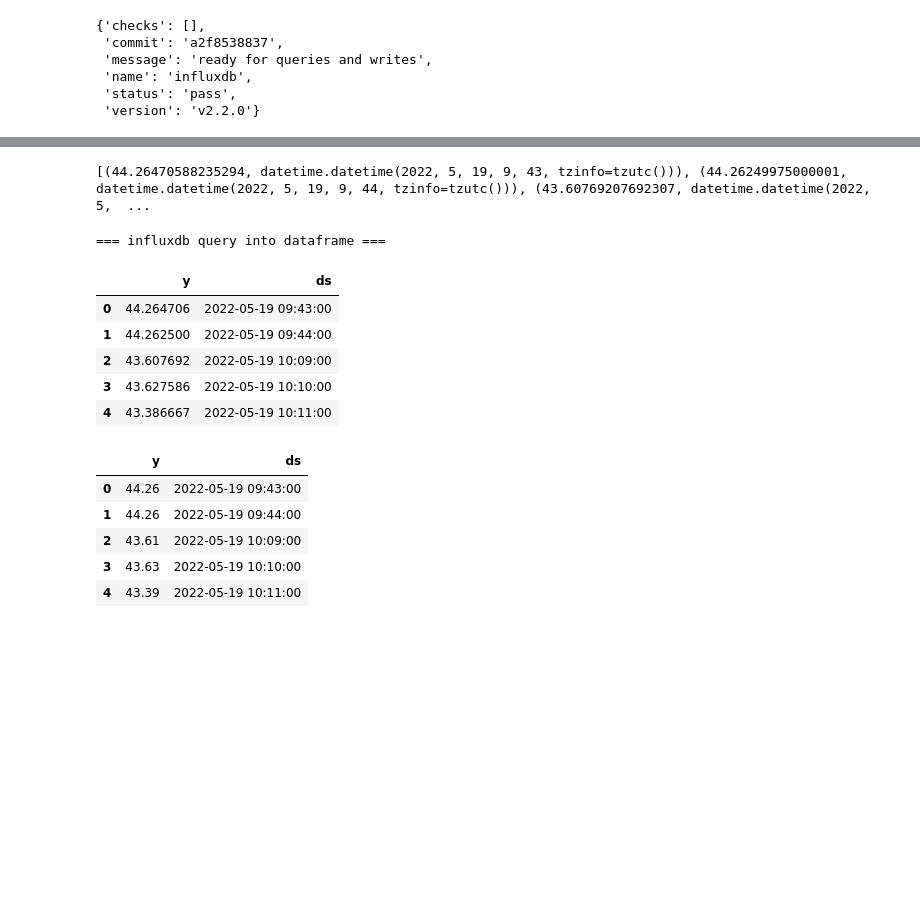
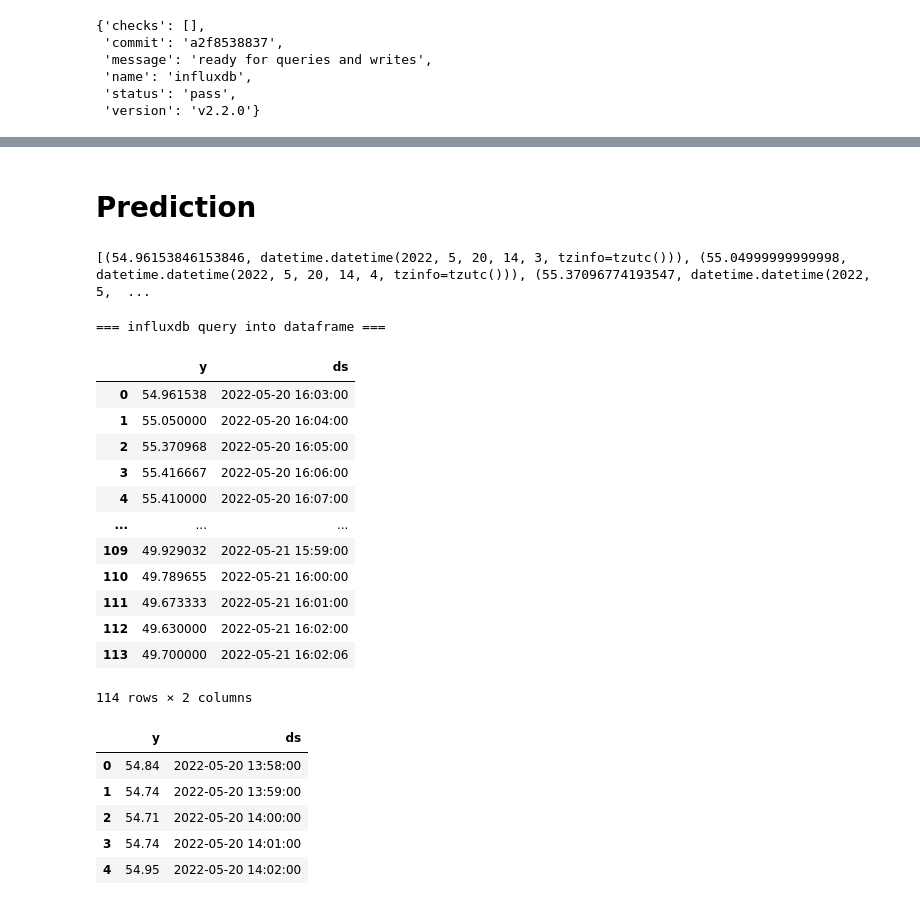
Before and after one commit to olestole/air-quality-monitoring, a Jupyter notebook: backend/prophet.ipynb, the cells around one changed output, grey strips where cells are left out. Cells and saved outputs as stored; diff of their text form; code cells hidden in the pictures; blank space fills up the shorter version.

```diff
--- a/backend/prophet.ipynb
+++ b/backend/prophet.ipynb
@@ -9,10 +9,10 @@ Importing plotly failed. Interactive plots will not work.
 from influxdb_client import InfluxDBClient, Point
 from influxdb_client.client.write_api import SYNCHRONOUS
 
-org = "olestole"
-bucket = "air-quality"
-token = "5_QgBT2jmMvNwnz9Ajet8_bAmeV_eXACmx3wJ-ATJ5oYnJLmHOeU5hA_9uwsYnF7Tm3no-iCCU1e0ipFLFKwrg=="
-host = "18.170.70.157"
+org = ""
+bucket = ""
+token = ""
+host = ""
 port = "8086"
 url = f"http://{host}:{port}"
 
@@ -31,8 +188,11 @@ client.health()
+# %% [markdown]
+# Prediction
 # %%
-query = 'from(bucket:"air-quality")' \
-        ' |> range(start:-24h)'\
+query = 'import "timezone"' \
+        'option location = timezone.fixed(offset: -8h)' \
+        'from(bucket:"air-quality")' \
+        ' |> range(start:-24h, stop: 0h)'\
         ' |> filter(fn: (r) => r["_measurement"] == "hum")' \
-        ' |> filter(fn: (r) => r["_value"] != 0)' \
         ' |> aggregateWindow(every: 1m, fn: mean, createEmpty: false)'
 # %%
 result = client.query_api().query(org=org, query=query)
@@ -43,32 +203,40 @@ for table in result:
         raw.append((record.get_value(), record.get_time()))
 print(raw[0:5])
 # %% [output]
-[(44.26470588235294, datetime.datetime(2022, 5, 19, 9, 43, tzinfo=tzutc())), (44.26249975000001, datetime.datetime(2022, 5, 19, 9, 44, tzinfo=tzutc())), (43.60769207692307, datetime.datetime(2022, 5,  ...
+[(54.96153846153846, datetime.datetime(2022, 5, 20, 14, 3, tzinfo=tzutc())), (55.04999999999998, datetime.datetime(2022, 5, 20, 14, 4, tzinfo=tzutc())), (55.37096774193547, datetime.datetime(2022, 5,  ...
 # %%
 print("\n=== influxdb query into dataframe ===\n")
 df=pd.DataFrame(raw, columns=['y','ds'], index=None)
 df['ds'] = df['ds'].values.astype('<M8[s]')
+df['ds'] +=  pd.to_timedelta(2, unit='h')
 df.set_index('ds')
-df.head()
+df
 # %% [output]
 === influxdb query into dataframe ===
 |  | y | ds |
-| 0 | 44.264706 | 2022-05-19 09:43:00 |
-| 1 | 44.262500 | 2022-05-19 09:44:00 |
-| 2 | 43.607692 | 2022-05-19 10:09:00 |
-| 3 | 43.627586 | 2022-05-19 10:10:00 |
-| 4 | 43.386667 | 2022-05-19 10:11:00 |
+| 0 | 54.961538 | 2022-05-20 16:03:00 |
+| 1 | 55.050000 | 2022-05-20 16:04:00 |
+| 2 | 55.370968 | 2022-05-20 16:05:00 |
+| 3 | 55.416667 | 2022-05-20 16:06:00 |
+| 4 | 55.410000 | 2022-05-20 16:07:00 |
+| ... | ... | ... |
+| 109 | 49.929032 | 2022-05-21 15:59:00 |
+| 110 | 49.789655 | 2022-05-21 16:00:00 |
+| 111 | 49.673333 | 2022-05-21 16:01:00 |
+| 112 | 49.630000 | 2022-05-21 16:02:00 |
+| 113 | 49.700000 | 2022-05-21 16:02:06 |
+114 rows × 2 columns
 # %%
 df['y'] = df['y'].apply(lambda x: round(x, 2))
 # %%
 df.head()
 # %% [output]
 |  | y | ds |
-| 0 | 44.26 | 2022-05-19 09:43:00 |
-| 1 | 44.26 | 2022-05-19 09:44:00 |
-| 2 | 43.61 | 2022-05-19 10:09:00 |
-| 3 | 43.63 | 2022-05-19 10:10:00 |
-| 4 | 43.39 | 2022-05-19 10:11:00 |
+| 0 | 54.84 | 2022-05-20 13:58:00 |
+| 1 | 54.74 | 2022-05-20 13:59:00 |
+| 2 | 54.71 | 2022-05-20 14:00:00 |
+| 3 | 54.74 | 2022-05-20 14:01:00 |
+| 4 | 54.95 | 2022-05-20 14:02:00 |
 # %%
 m = Prophet()
 m.fit(df)
```
Also changed, not shown: parts of 23 cells of this notebook, 5 other files.
